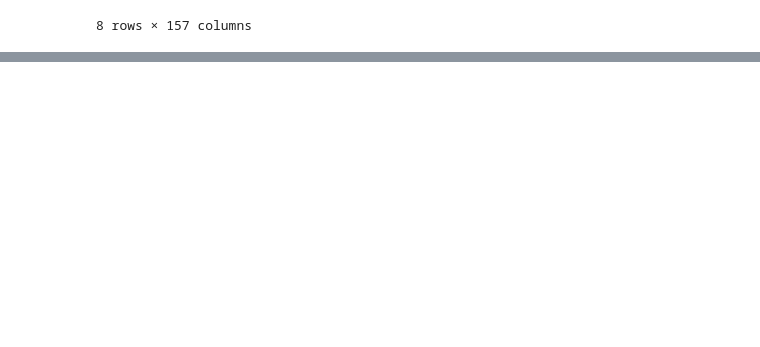
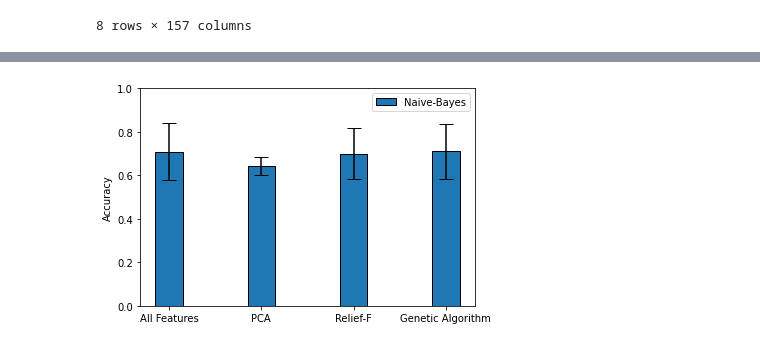
Before and after one commit to danielbdias/pattern-recognition-studies, a Jupyter notebook: Atividade06_NaiveBayes.ipynb, the cells around one changed output, grey strips where cells are left out. Saved outputs shown, nothing was run; the diff lists cells and outputs as text; code cells hidden in the pictures; blank space fills up the shorter version.

```diff
--- a/Atividade06_NaiveBayes.ipynb
+++ b/Atividade06_NaiveBayes.ipynb
@@ -197,0 +203,3 @@ Stratified_KFold(param,X, y, K = 10)
+# %%
+dataset_with_relief_results = run_classifier_with_stratified_k_fold(parameters, classifier_builder, dataset_with_relief, K)
+dataset_with_relief_results
@@ -197,0 +215,3 @@ Stratified_KFold(param,X, y, K = 10)
+# %%
+dataset_with_genetic_algorithm_results = run_classifier_with_stratified_k_fold(parameters, classifier_builder, dataset_with_genetic_algorithm, K)
+dataset_with_genetic_algorithm_results
@@ -197,0 +229,13 @@ Stratified_KFold(param,X, y, K = 10)
+# %%
+def find_param_with_max_accuracy(results):
+    sorted_results = results.sort_values(by=['Mean Accuracy'], ascending=False)
+    return sorted_results.head(1)
+
+final_results = pd.concat([
+    find_param_with_max_accuracy(dataset_results),
+    find_param_with_max_accuracy(dataset_pca_results),
+    find_param_with_max_accuracy(dataset_with_relief_results),
+    find_param_with_max_accuracy(dataset_with_genetic_algorithm_results)
+])
+final_results.insert(0, 'Datasets', [ 'All Features', 'PCA', 'Relief-F', 'Genetic Algorithm' ])
+final_results
@@ -197,0 +252,16 @@ Stratified_KFold(param,X, y, K = 10)
+# %%
+def plot_classifier_metric(metric_name, final_results):
+    classifier = 'Naive-Bayes'
+    means = final_results[f'Mean {metric_name}'].values
+    confidence_intervals = final_results[f'{metric_name} Confidence Interval'].values
+
+    dataset_labels = final_results['Datasets'].values
+    classifier_metrics = [
+        (means, confidence_intervals, classifier)
+    ]
+
+    plot_metric(metric_name, dataset_labels, classifier_metrics)
+# %%
+plot_classifier_metric('Accuracy', final_results)
+# %% [output]
+[figure, added]
```
Also changed, not shown: parts of 27 cells of this notebook, 4 other files.
